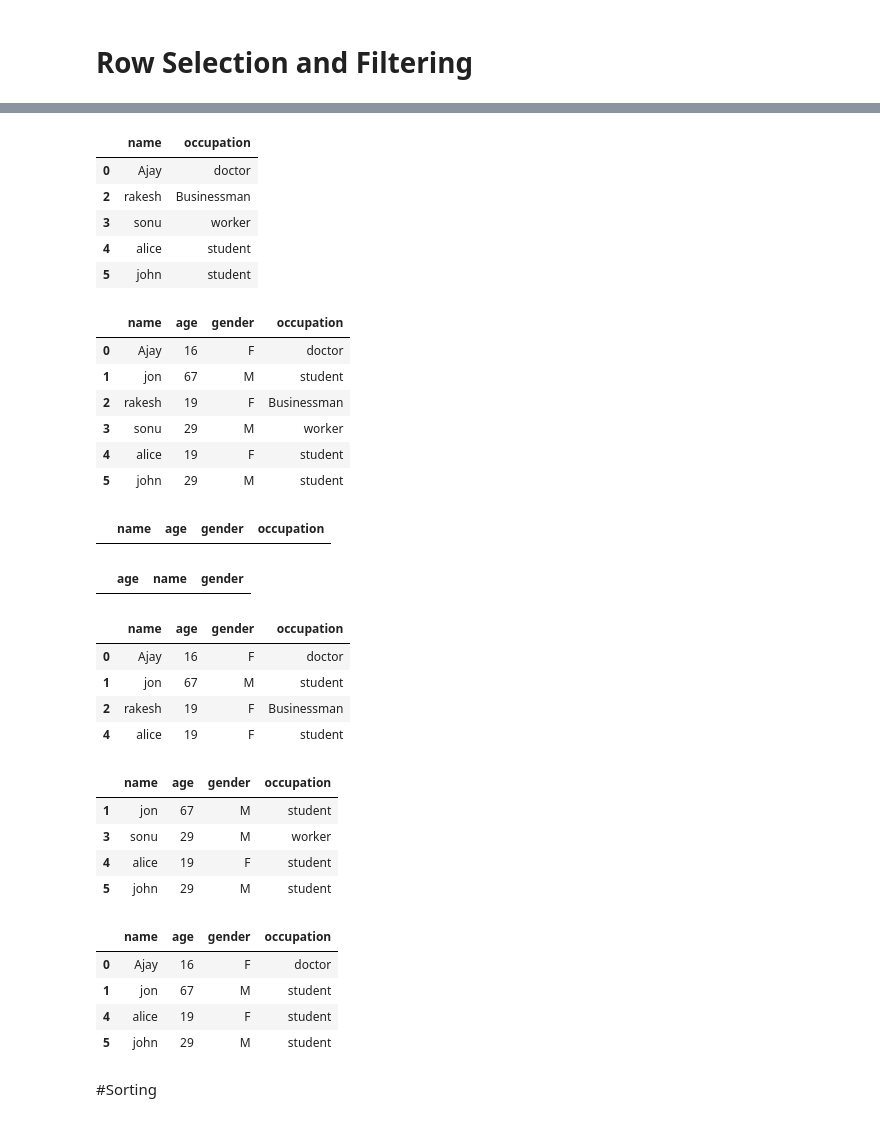
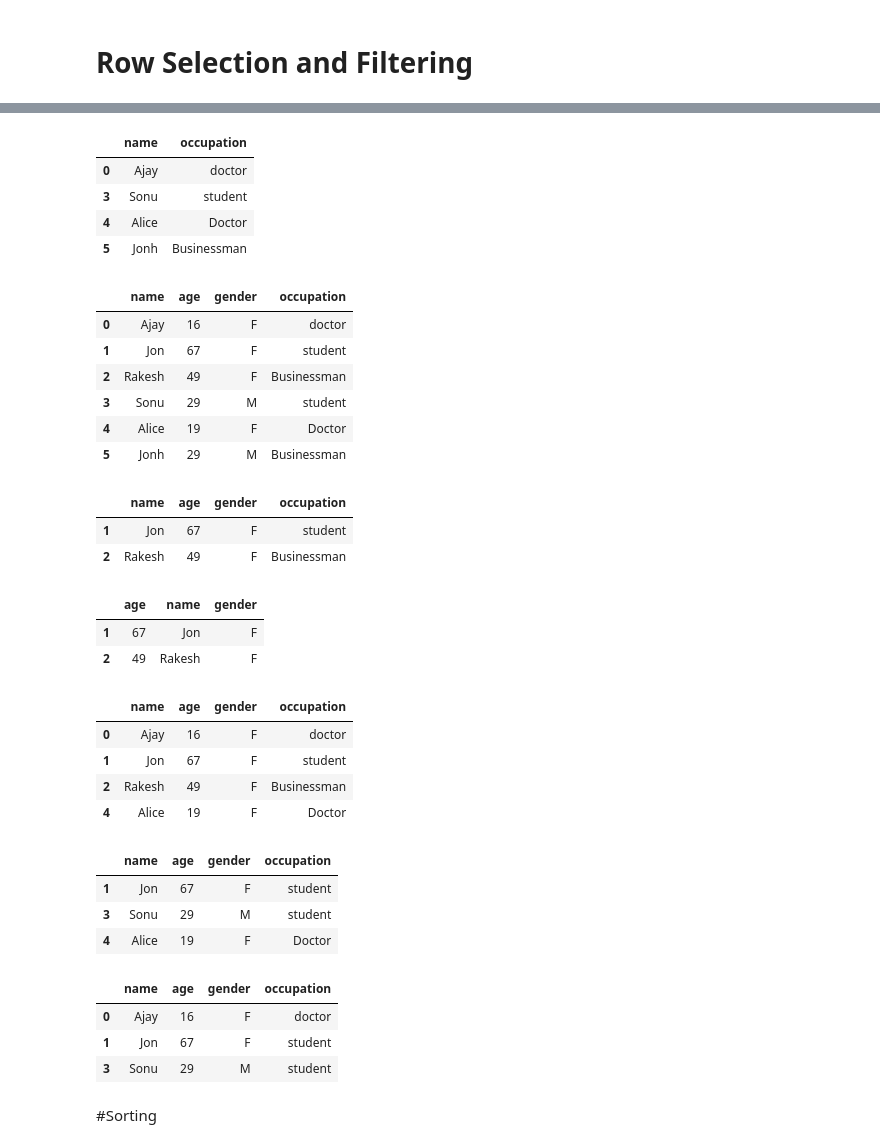
Before and after one commit to ShaileshKrCh/Machine_Learning, a Jupyter notebook: Pandas1_Classwork.ipynb, the cells around one changed output, grey strips where cells are left out. Cells and saved outputs as stored; diff of their text form; code cells hidden in the pictures.

```diff
--- a/Pandas1_Classwork.ipynb
+++ b/Pandas1_Classwork.ipynb
@@ -315,7 +315,7 @@ df
 # %%
-user_data =[['Ajay',16,'F',"doctor"],['jon',67,'M',"student"],]
+user_data =[['Ajay',16,'F',"doctor"],['Jon',67,'F',"student"],]
 user_columns = ['name','age','gender','occupation']
-user1= pd.DataFrame(data = user_data, columns = user_columns, index = ['u1','u2'])
+user1= pd.DataFrame(data = user_data, columns = user_columns)
 user1
 # %% [output]
 |  | name | age | gender | occupation |
@@ -324,5 +324,5 @@ user1
 # %%
-user_data=dict(name=['rakesh','sonu'],age=[19,29],gender=['F','M'],occupation=['Businessman','worker'])
+user_data=dict(name=['Rakesh','Sonu'],age=[49,29],gender=['F','M'],occupation=['Businessman','student'])
 user2 = pd.DataFrame(data = user_data)
 user2
 # %% [output]
@@ -332,5 +332,5 @@ user2
 # %%
-user_data={'name':['alice','john'],'age':[19,29],'gender':['F','M'],'occupation':['student','student']}
+user_data={'name':['Alice','Jonh'],'age':[19,29],'gender':['F','M'],'occupation':['Doctor','Businessman']}
 user3=pd.DataFrame(data = user_data)
 user3
 # %% [output]
@@ -788,52 +798,53 @@ df[df['age'] < 40][['name', 'occupation']]
 # %% [output]
 |  | name | occupation |
 | 0 | Ajay | doctor |
-| 2 | rakesh | Businessman |
-| 3 | sonu | worker |
-| 4 | alice | student |
-| 5 | john | student |
+| 3 | Sonu | student |
+| 4 | Alice | Doctor |
+| 5 | Jonh | Businessman |
 # %%
 df
 # %% [output]
 |  | name | age | gender | occupation |
 | 0 | Ajay | 16 | F | doctor |
-| 1 | jon | 67 | M | student |
-| 2 | rakesh | 19 | F | Businessman |
-| 3 | sonu | 29 | M | worker |
-| 4 | alice | 19 | F | student |
-| 5 | john | 29 | M | student |
+| 1 | Jon | 67 | F | student |
+| 2 | Rakesh | 49 | F | Businessman |
+| 3 | Sonu | 29 | M | student |
+| 4 | Alice | 19 | F | Doctor |
+| 5 | Jonh | 29 | M | Businessman |
 # %%
 df[(df.age > 30) & (df.gender == 'F')]
 # %% [output]
 |  | name | age | gender | occupation |
+| 1 | Jon | 67 | F | student |
+| 2 | Rakesh | 49 | F | Businessman |
 # %%
 df[df.age > 30][df.gender == 'F'][['age','name','gender']]
 # %% [output]
 |  | age | name | gender |
+| 1 | 67 | Jon | F |
+| 2 | 49 | Rakesh | F |
 # %%
 df[(df.age > 30) | (df.gender == 'F')]
 # %% [output]
 |  | name | age | gender | occupation |
 | 0 | Ajay | 16 | F | doctor |
-| 1 | jon | 67 | M | student |
-| 2 | rakesh | 19 | F | Businessman |
-| 4 | alice | 19 | F | student |
+| 1 | Jon | 67 | F | student |
+| 2 | Rakesh | 49 | F | Businessman |
+| 4 | Alice | 19 | F | Doctor |
 # %%
-df[(df.occupation == 'worker') | (df.occupation == 'student')]
+df[(df.occupation == 'Doctor') | (df.occupation == 'student')]
 # %% [output]
 |  | name | age | gender | occupation |
-| 1 | jon | 67 | M | student |
-| 3 | sonu | 29 | M | worker |
-| 4 | alice | 19 | F | student |
-| 5 | john | 29 | M | student |
+| 1 | Jon | 67 | F | student |
+| 3 | Sonu | 29 | M | student |
+| 4 | Alice | 19 | F | Doctor |
 # %%
 df[df.occupation.isin(['doctor','student'])]
 # %% [output]
 |  | name | age | gender | occupation |
 | 0 | Ajay | 16 | F | doctor |
-| 1 | jon | 67 | M | student |
-| 4 | alice | 19 | F | student |
-| 5 | john | 29 | M | student |
+| 1 | Jon | 67 | F | student |
+| 3 | Sonu | 29 | M | student |
 # %% [markdown]
 #Sorting
 # %%
```
Also changed, not shown: parts of 82 cells of this notebook.
